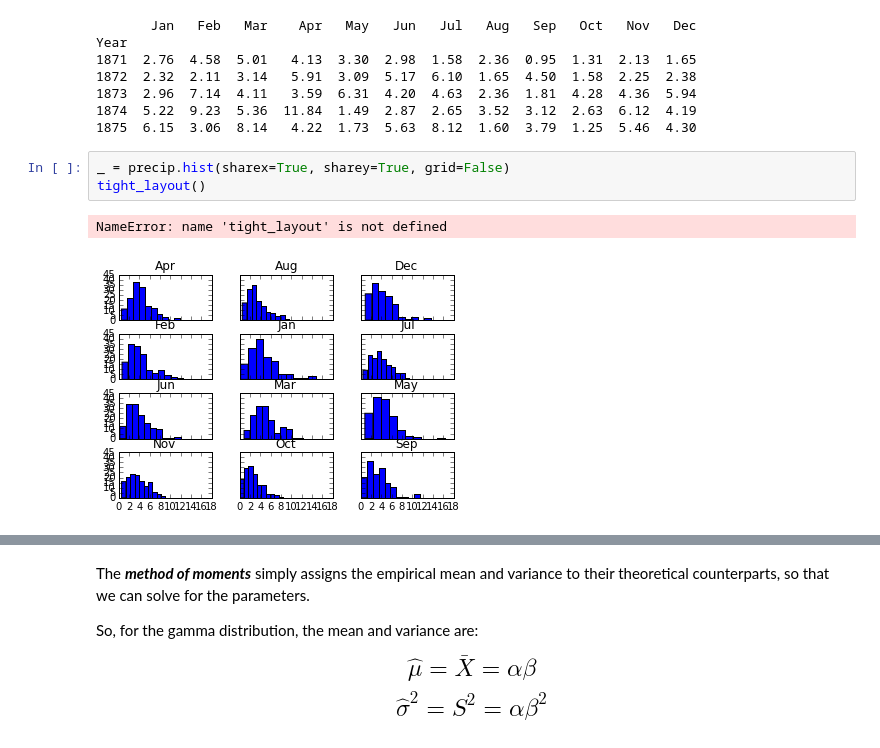
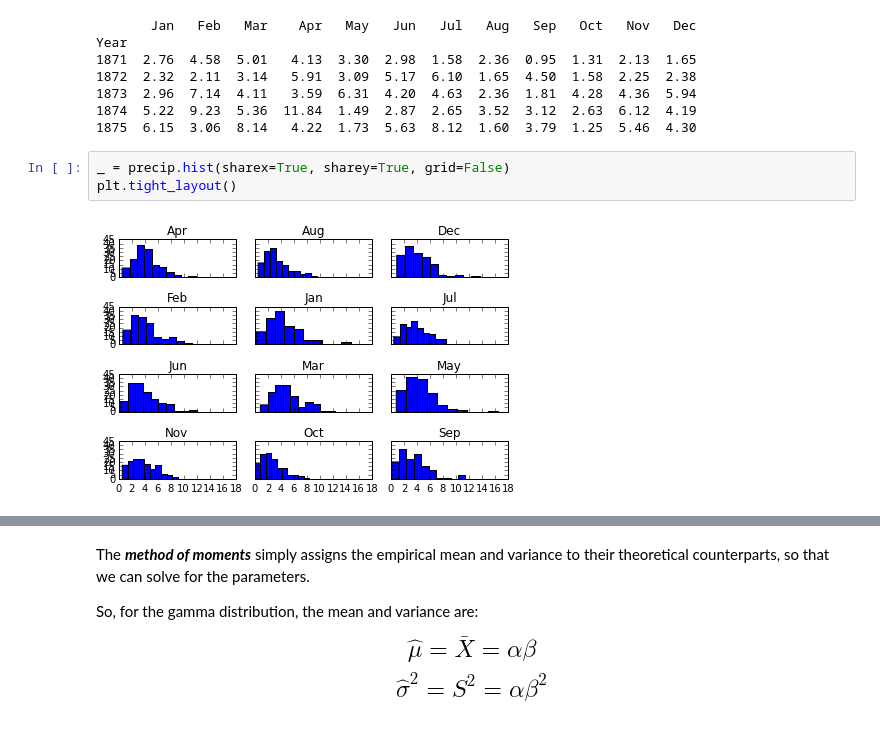
Before and after one commit to fonnesbeck/statistical-analysis-python-tutorial, a Jupyter notebook: 4. Statistical Data Modeling.ipynb, the cells around one changed output, grey strips where cells are left out. Drawn from its saved outputs; the diff is of its cells as text.

```diff
--- a/4. Statistical Data Modeling.ipynb
+++ b/4. Statistical Data Modeling.ipynb
@@ -110,10 +110,9 @@ Year
 1875  6.15  3.06  8.14   4.22  1.73  5.63  8.12  1.60  3.79  1.25  5.46  4.30
 # %%
 _ = precip.hist(sharex=True, sharey=True, grid=False)
-tight_layout()
+plt.tight_layout()
 # %% [output]
-NameError: name 'tight_layout' is not defined
-[figure, old version]
+[figure, new version]
 # %% [markdown]
 The first step is recognixing what sort of distribution to fit our data to. A couple of observations:
 
```
Also changed, not shown: parts of 26 cells of this notebook.
